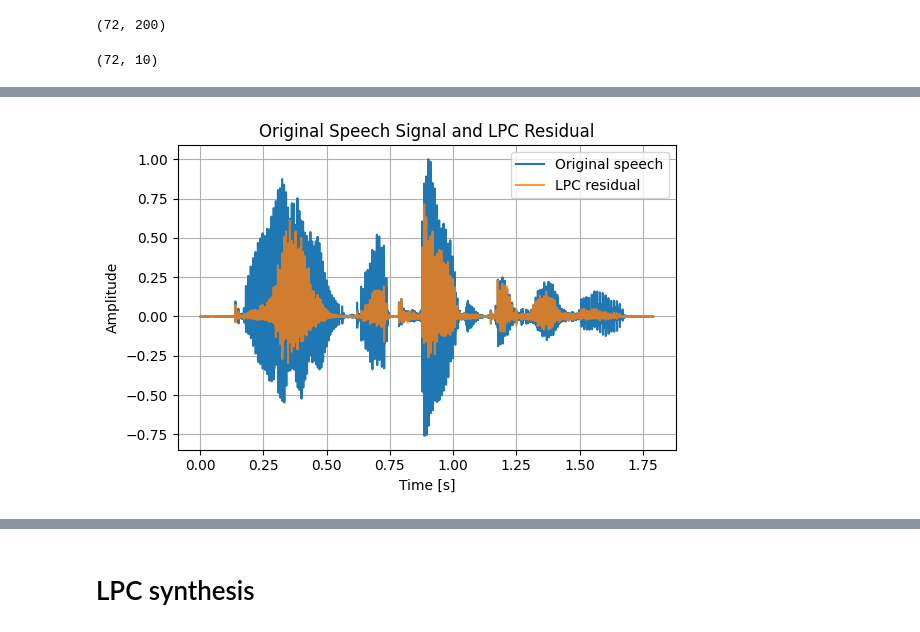
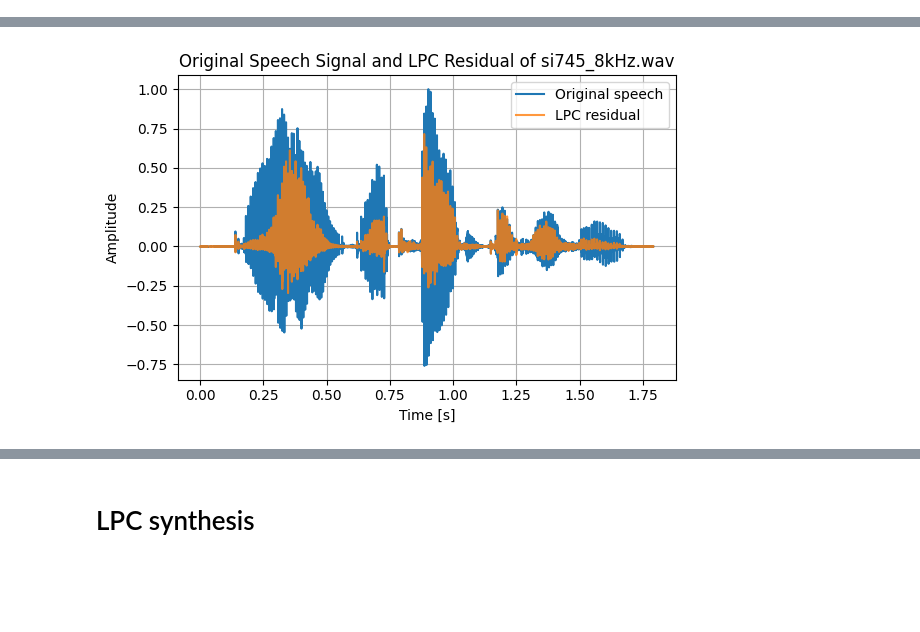
Before and after one commit to thangphan0168/SpeechCodingAalto2026, a Jupyter notebook: src/lpc.ipynb, the cells around one changed output, grey strips where cells are left out. Drawn from its saved outputs; the diff is of its cells as text; code cells hidden in the pictures; blank space fills up the shorter version.

```diff
--- a/src/lpc.ipynb
+++ b/src/lpc.ipynb
@@ -49,5 +26,3 @@ def windowing(signal, frame_length_ms, sampling_rate):
         frame_matrix_windowed[i, :] = np.multiply(padded_signal[start_index:end_index], window)
 
     return frame_matrix_orig, frame_matrix_windowed
-# %%
-frame_matrix_orig, frame_matrix_windowed = windowing(x, 25, fs)
@@ -66,6 +32,4 @@ def autocorrelation(frame, p):
     mid = len(result) // 2
     result = result[mid:mid + p + 1]
     return result
-# %%
-corr_coef = autocorrelation(frame_matrix_windowed[0], p=10)
 # %%
@@ -82,6 +44,4 @@ def solve_lpc_coefficient(corr_coef):
     lpc_coef = solve_toeplitz((corr_matrix[0, :], corr_matrix[:, 0]), corr_coef[1:])
     # lpc_coef = np.linalg.solve(corr_matrix, corr_coef[1:])
     return lpc_coef
-# %%
-lpc_coef = solve_lpc_coefficient(corr_coef)
 # %%
@@ -96,7 +54,6 @@ def lpc_residual_frame(frame, lpc_coef, prev_samples):
 
     return residual
 # %%
-
 def lpc_analysis(signal, fs, p, frame_length_ms):
     """
     Perform LPC analysis on an entire signal (no frame overlap).
@@ -118,10 +75,6 @@ def lpc_analysis(signal, fs, p, frame_length_ms):
         LPC residual per frame.
     lpc_coeffs : 2D ndarray [num_frames, p]
         LPC coefficients per frame.
-    frame_matrix_orig : 2D ndarray
-        Windowed frames without windowing function.
-    frame_matrix_windowed : 2D ndarray
-        Windowed frames used for LPC analysis.
     """
     frame_matrix_orig, frame_matrix_windowed = windowing(signal, frame_length_ms, fs)
     num_frames, _ = frame_matrix_windowed.shape
@@ -151,34 +102,19 @@ residual_frames, lpc_coeffs = lpc_analysis(x, fs, 10, 25)
-# %%
-residual_frames.shape
-# %% [output]
-(72, 200)
-# %%
-lpc_coeffs.shape
-# %% [output]
-(72, 10)
 # %%
-import numpy as np
-import matplotlib.pyplot as plt
+fs, male_speech = wav.read('../data/Male_speech/si745_8kHz.wav')
+male_speech = male_speech / max(abs(male_speech))
+display(Audio(male_speech, rate=fs))
 
+residual_frames_male, lpc_coeffs_male = lpc_analysis(male_speech, fs, p=10, frame_length_ms=25)
+residual_full_male = residual_frames_male.flatten()
+residual_full_male = residual_full_male[:len(male_speech)]
+t = np.arange(len(male_speech)) / fs
 
-# 1) Flatten residual frames into a single long residual signal
-residual_full = residual_frames.flatten()
-
-# If your framing padded the signal to full frames, trim residual to match original length
-residual_full = residual_full[:len(x)]
-
-# 2) Create time axis in seconds for the entire signal
-t = np.arange(len(x)) / fs
-
-# 3) Plot original signal and residual on the same amplitude scale
 plt.figure(figsize=(6, 4))
-
-plt.plot(t, x, label='Original speech')
-plt.plot(t, residual_full, label='LPC residual', alpha=0.8)
-
+plt.plot(t, male_speech, label='Original speech')
+plt.plot(t, residual_full_male, label='LPC residual', alpha=0.8)
 plt.xlabel('Time [s]')
 plt.ylabel('Amplitude')
-plt.title('Original Speech Signal and LPC Residual')
+plt.title('Original Speech Signal and LPC Residual of si745_8kHz.wav')
 plt.legend(loc='upper right')
 plt.grid(True)
 plt.tight_layout()
@@ -187 +124 @@ plt.show()
-[figure, old version]
+[figure, new version]
```
Also changed, not shown: parts of 44 cells of this notebook.
